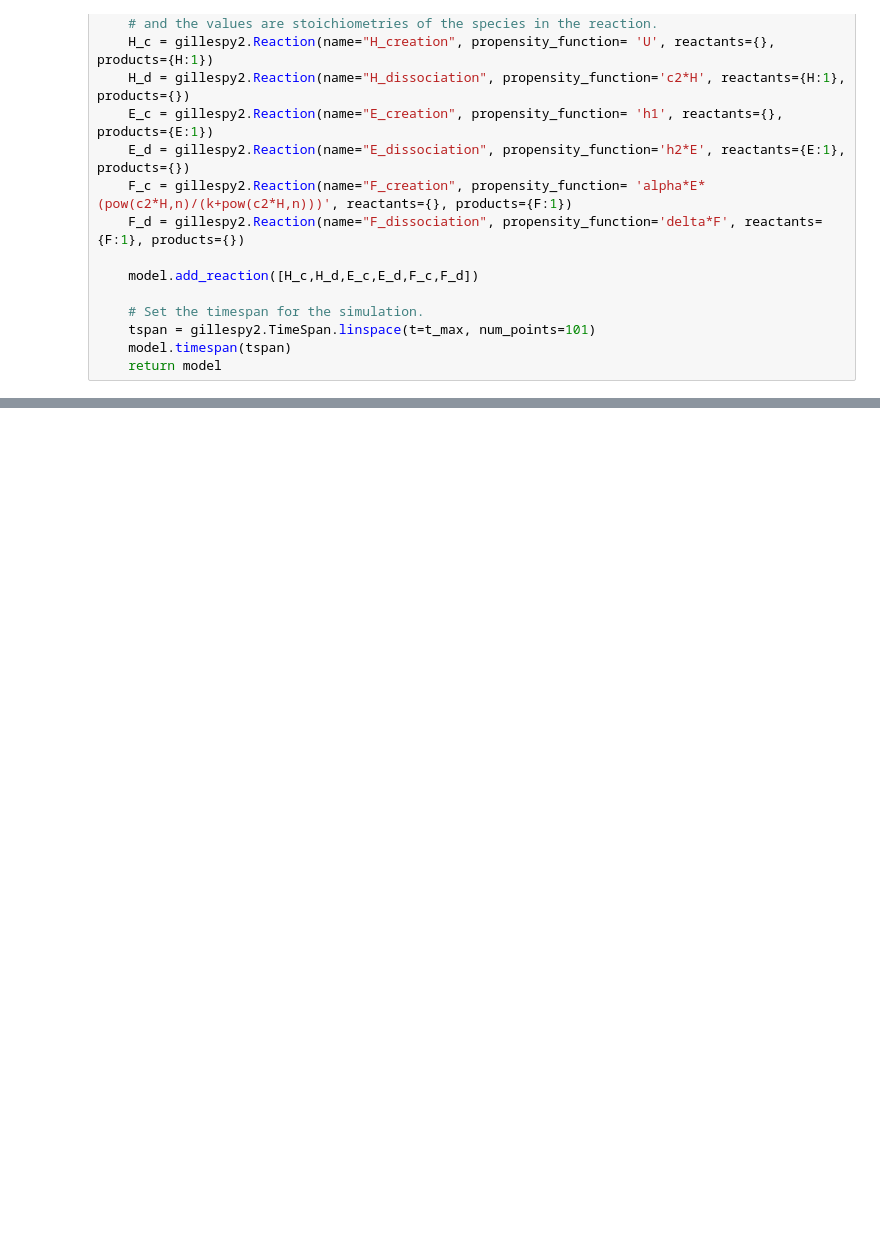
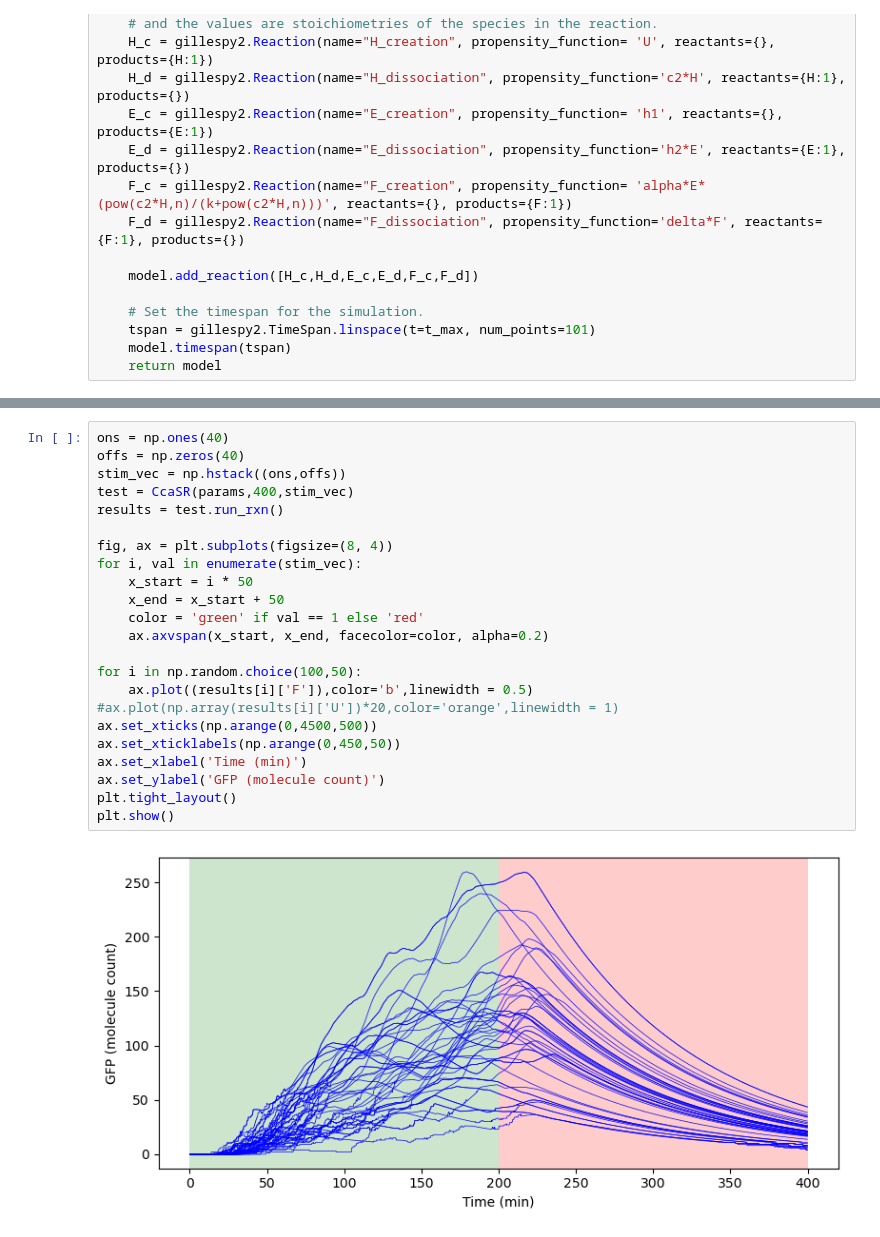
Before and after one commit to mhossein7/aisam, a Jupyter notebook: model/Gillespy_model.ipynb, the cells around one changed output, grey strips where cells are left out. Saved outputs shown, nothing was run; the diff lists cells and outputs as text; blank space fills up the shorter version.

```diff
--- a/model/Gillespy_model.ipynb
+++ b/model/Gillespy_model.ipynb
@@ -161,0 +225,25 @@ class CcaSR(gillespy2.Model):
+# %%
+ons = np.ones(40)
+offs = np.zeros(40)
+stim_vec = np.hstack((ons,offs))
+test = CcaSR(params,400,stim_vec)
+results = test.run_rxn()
+
+fig, ax = plt.subplots(figsize=(8, 4))
+for i, val in enumerate(stim_vec):
+    x_start = i * 50
+    x_end = x_start + 50
+    color = 'green' if val == 1 else 'red'
+    ax.axvspan(x_start, x_end, facecolor=color, alpha=0.2)
+
+for i in np.random.choice(100,50):
+    ax.plot((results[i]['F']),color='b',linewidth = 0.5)
+#ax.plot(np.array(results[i]['U'])*20,color='orange',linewidth = 1)
+ax.set_xticks(np.arange(0,4500,500))
+ax.set_xticklabels(np.arange(0,450,50))
+ax.set_xlabel('Time (min)')
+ax.set_ylabel('GFP (molecule count)')
+plt.tight_layout()
+plt.show()
+# %% [output]
+[figure, added]
```
Also changed, not shown: parts of 4 cells of this notebook, 1 other file.
